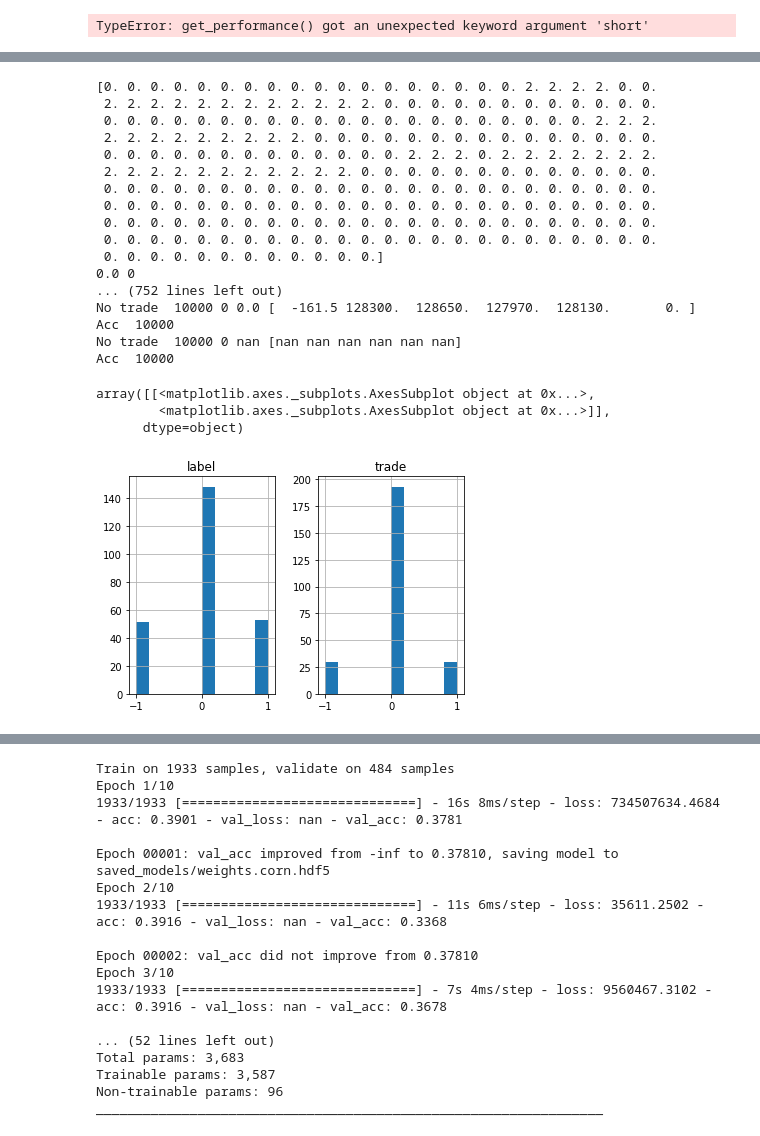
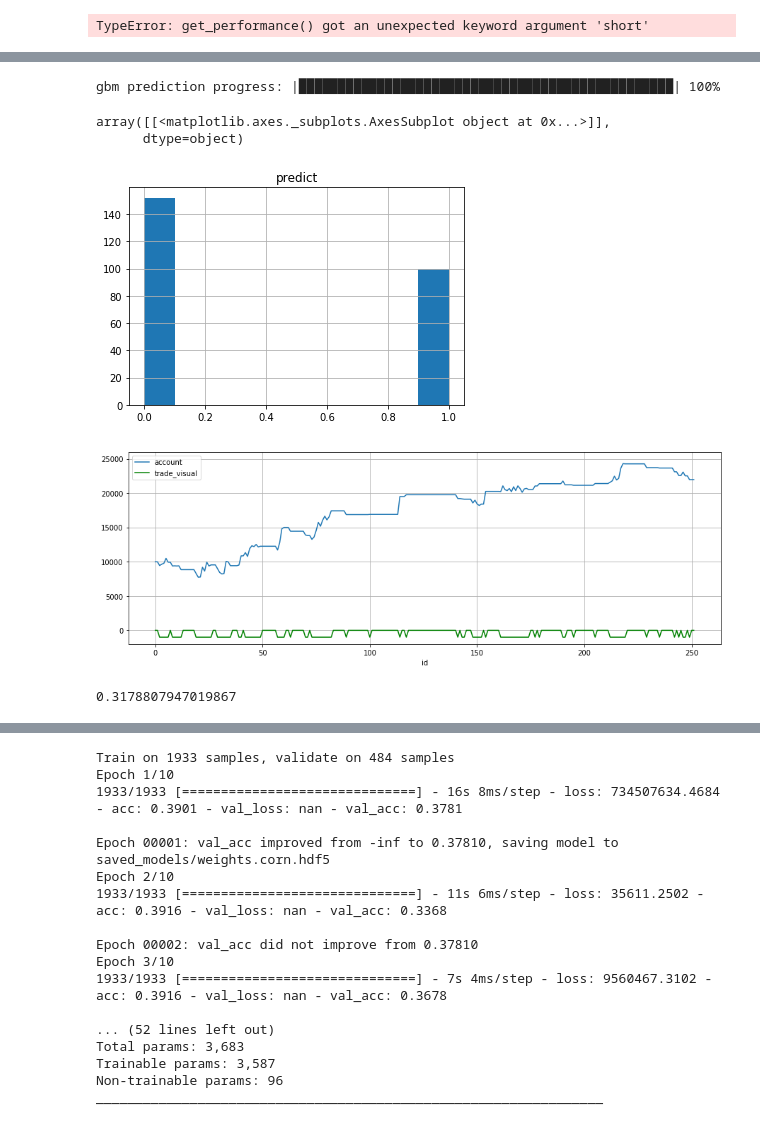
Before and after one commit to IzidoroBaltazar/MachineLearningEngineer, a Jupyter notebook: capstone_project/trading_project.ipynb, the cells around one changed output, grey strips where cells are left out. Drawn from its saved outputs; the diff is of its cells as text; code cells hidden in the pictures.

```diff
--- a/capstone_project/trading_project.ipynb
+++ b/capstone_project/trading_project.ipynb
@@ -1095,0 +986,34 @@ array([0., 1., 2.])
+# %%
+# Import a sample binary outcome train/test set into H2O
+train = h2o.import_file("data/gold_pca_short.csv")
+test = h2o.import_file("data/gold_pca_short_test.csv")
+
+# Identify predictors and response
+# model.fit(X, y, validation_data=(X_test, y_test), batch_size=10, epochs=10, callbacks=[checkpointer])
+x = train.columns
+y = "C81"
+x.remove(y)
+
+# For binary classification, response should be a factor
+train[y] = train[y].asfactor()
+test[y] = test[y].asfactor()
+
+# Run AutoML for 20 base models (limited to 1 hour max runtime by default)
+aml = H2OAutoML(max_models=20, max_runtime_secs=600, seed=1234)
+aml.train(x=x, y=y, training_frame=train)
+
+# View the AutoML Leaderboard
+lb = aml.leaderboard
+lb.head(rows=lb.nrows)  # Print all rows instead of default (10 rows)
+
+# The leader model is stored here
+# aml.leader
+
+# If you need to generate predictions on a test set, you can make
+# predictions directly on the `"H2OAutoML"` object, or on the leader
+# model object directly
+
+# preds = aml.predict(test)
+
+# or:
+# preds = aml.leader.predict(test)
@@ -1096,27 +1041,19 @@ array([0., 1., 2.])
+# %%
+preds = aml.leader.predict(test)
+a = preds[0].as_data_frame()
+b = a.predict.map(lambda x: -1 if x == 1 else 0).values
+a.hist()
+# %% [output]
+gbm prediction progress: |████████████████████████████████████████████████| 100%
+array([[<matplotlib.axes._subplots.AxesSubplot object at 0x...>]],
+      dtype=object)
+[figure, added]
 # %%
-gold_account_long = get_performance(clf, gold_pca, gold_gains.loc[gold_gains.index > validate_date], gold_validate, gold_label_validate, stop_loss_long=1000, stop_loss_short=800)
+gold_account = get_account(b, gold_gains.loc[gold_gains.index > validate_date], gold_label_validate, stop_loss_long=1000, stop_loss_short=800)
 # %% [output]
-[0. 0. 0. 0. 0. 0. 0. 0. 0. 0. 0. 0. 0. 0. 0. 0. 0. 0. 2. 2. 2. 2. 0. 0.
- 2. 2. 2. 2. 2. 2. 2. 2. 2. 2. 2. 2. 0. 0. 0. 0. 0. 0. 0. 0. 0. 0. 0. 0.
- 0. 0. 0. 0. 0. 0. 0. 0. 0. 0. 0. 0. 0. 0. 0. 0. 0. 0. 0. 0. 0. 2. 2. 2.
- 2. 2. 2. 2. 2. 2. 2. 2. 2. 0. 0. 0. 0. 0. 0. 0. 0. 0. 0. 0. 0. 0. 0. 0.
- 0. 0. 0. 0. 0. 0. 0. 0. 0. 0. 0. 0. 0. 2. 2. 2. 0. 2. 2. 2. 2. 2. 2. 2.
- 2. 2. 2. 2. 2. 2. 2. 2. 2. 2. 2. 0. 0. 0. 0. 0. 0. 0. 0. 0. 0. 0. 0. 0.
- 0. 0. 0. 0. 0. 0. 0. 0. 0. 0. 0. 0. 0. 0. 0. 0. 0. 0. 0. 0. 0. 0. 0. 0.
- 0. 0. 0. 0. 0. 0. 0. 0. 0. 0. 0. 0. 0. 0. 0. 0. 0. 0. 0. 0. 0. 0. 0. 0.
- 0. 0. 0. 0. 0. 0. 0. 0. 0. 0. 0. 0. 0. 0. 0. 0. 0. 0. 0. 0. 0. 0. 0. 0.
- 0. 0. 0. 0. 0. 0. 0. 0. 0. 0. 0. 0. 0. 0. 0. 0. 0. 0. 0. 0. 0. 0. 0. 0.
- 0. 0. 0. 0. 0. 0. 0. 0. 0. 0. 0. 0.]
-0.0 0
-... (752 lines left out)
-No trade  10000 0 0.0 [  -161.5 128300.  128650.  127970.  128130.       0. ]
-Acc  10000
-No trade  10000 0 nan [nan nan nan nan nan nan]
-Acc  10000
+[figure, added]
-# %%
-gold_account_long[['trade', 'label']].hist()
-# %% [output]
-array([[<matplotlib.axes._subplots.AxesSubplot object at 0x...>,
-        <matplotlib.axes._subplots.AxesSubplot object at 0x...>]],
-      dtype=object)
-[figure, removed]
+# %%
+df = gold_account[['label', 'trade']]
+f1_score(df.label.map(lambda x: 1 if x == -1 else 0).values, df.trade.map(lambda x: 1 if x == -1 else 0).values)
+# %% [output]
+0.3178807947019867
```
Also changed, not shown: parts of 43 cells of this notebook, 23 other files.
